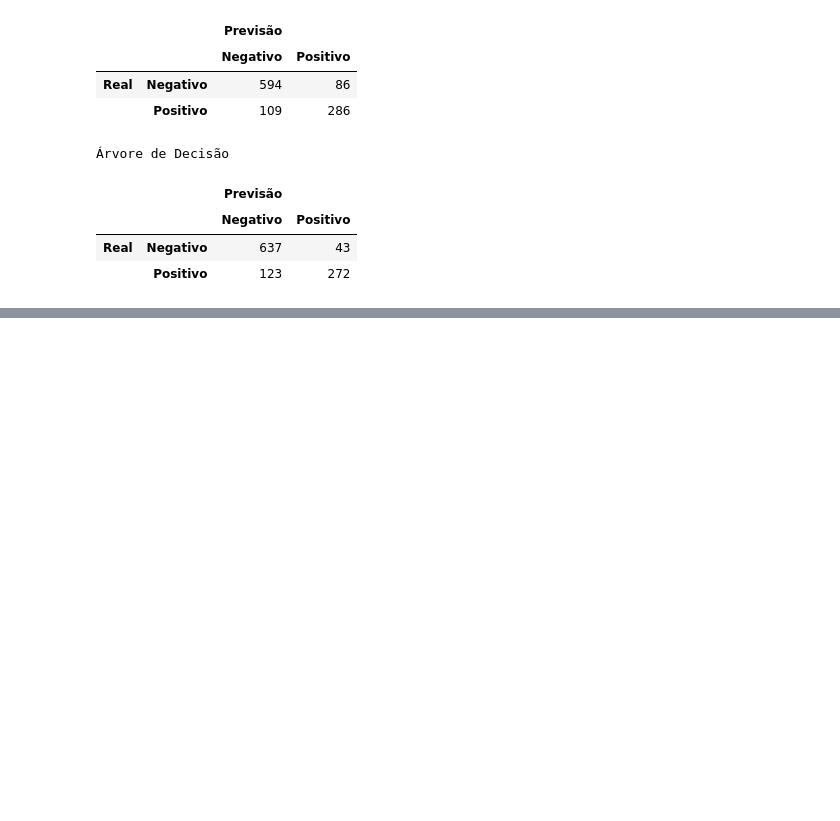
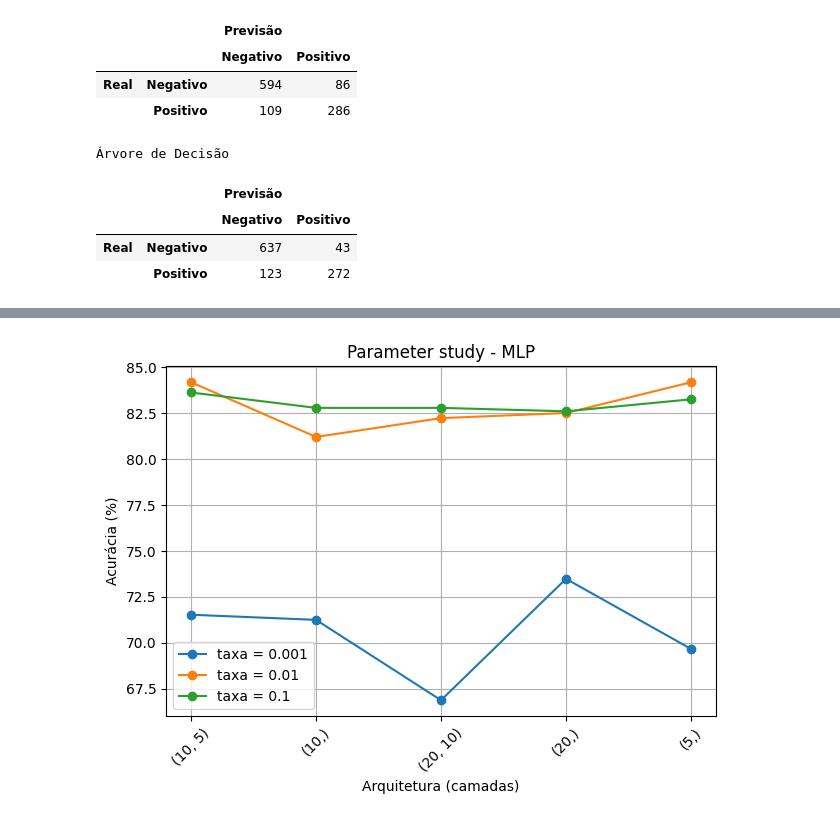
Before and after one commit to gdalpiann/alzheimer_clf, a Jupyter notebook: alzheimer.ipynb, the cells around one changed output, grey strips where cells are left out. Cells and saved outputs as stored; diff of their text form; code cells hidden in the pictures; blank space fills up the shorter version.

```diff
--- a/alzheimer.ipynb
+++ b/alzheimer.ipynb
@@ -147,0 +306,24 @@ Rede Multicamadas
+# %%
+df_mlp_plot = df_resultados_mlp.reset_index(drop=True).copy()
+df_mlp_plot['camadas_str'] = df_mlp_plot['camadas'].astype(str)
+
+pivot_mlp = df_mlp_plot.pivot(
+    index='camadas_str',
+    columns='taxa_aprendizado',
+    values='acuracia'
+)
+
+plt.figure()
+for lr in pivot_mlp.columns:
+    plt.plot(pivot_mlp.index, pivot_mlp[lr], marker='o', label=f"taxa = {lr}")
+
+plt.xlabel("Arquitetura (camadas)")
+plt.ylabel("Acurácia (%)")
+plt.title("Parameter study - MLP")
+plt.xticks(rotation=45)
+plt.grid(True)
+plt.legend()
+plt.tight_layout()
+plt.show()
+# %% [output]
+[figure, added]
```
Also changed, not shown: parts of 8 cells of this notebook.
